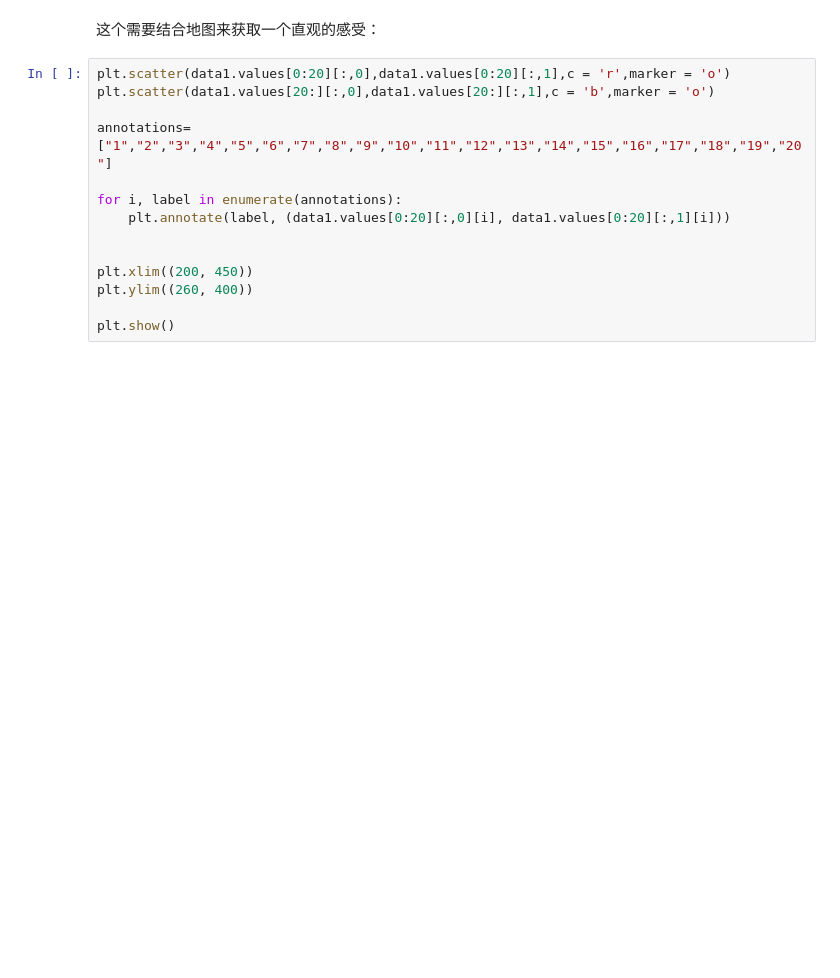
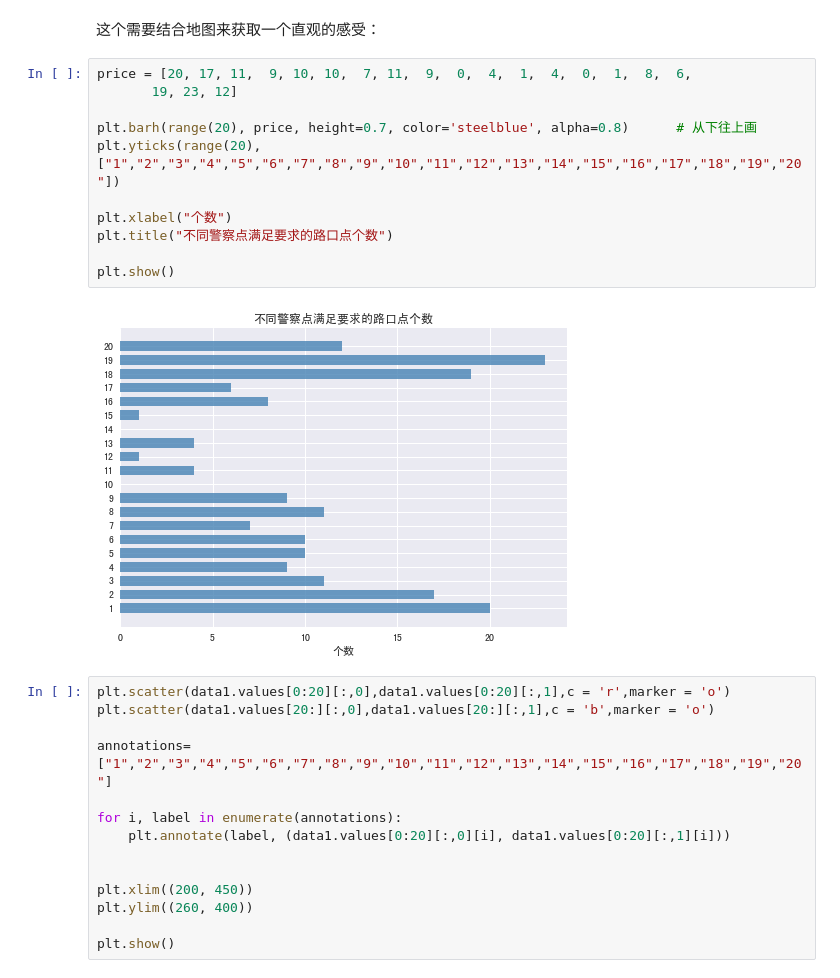
Before and after one commit to XuRui314/MathematicalModeling, a Jupyter notebook: 数模第六次练习.ipynb, the cells around one changed output. Cells and saved outputs as stored; diff of their text form; blank space fills up the shorter version.

```diff
--- a/数模第六次练习.ipynb
+++ b/数模第六次练习.ipynb
@@ -154,6 +154,19 @@ array([20, 17, 11,  9, 10, 10,  7, 11,  9,  0,  4,  1,  4,  0,  1,  8,  6,
        19, 23, 12])
 # %% [markdown]
 这个需要结合地图来获取一个直观的感受：
+# %%
+price = [20, 17, 11,  9, 10, 10,  7, 11,  9,  0,  4,  1,  4,  0,  1,  8,  6,
+       19, 23, 12]
+
+plt.barh(range(20), price, height=0.7, color='steelblue', alpha=0.8)      # 从下往上画
+plt.yticks(range(20), ["1","2","3","4","5","6","7","8","9","10","11","12","13","14","15","16","17","18","19","20"])
+
+plt.xlabel("个数")
+plt.title("不同警察点满足要求的路口点个数")
+
+plt.show()
+# %% [output]
+[figure, added]
 # %%
 plt.scatter(data1.values[0:20][:,0],data1.values[0:20][:,1],c = 'r',marker = 'o')
 plt.scatter(data1.values[20:][:,0],data1.values[20:][:,1],c = 'b',marker = 'o')
```
